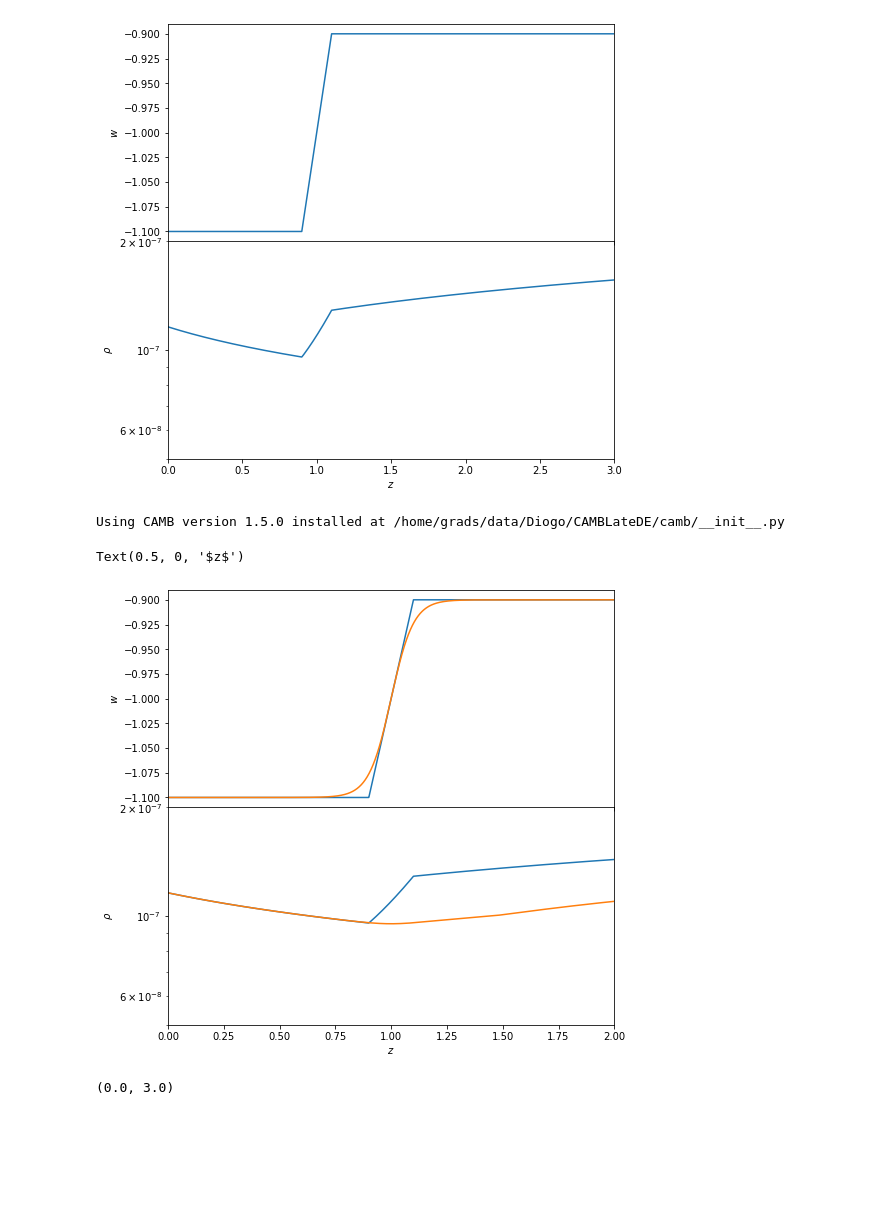
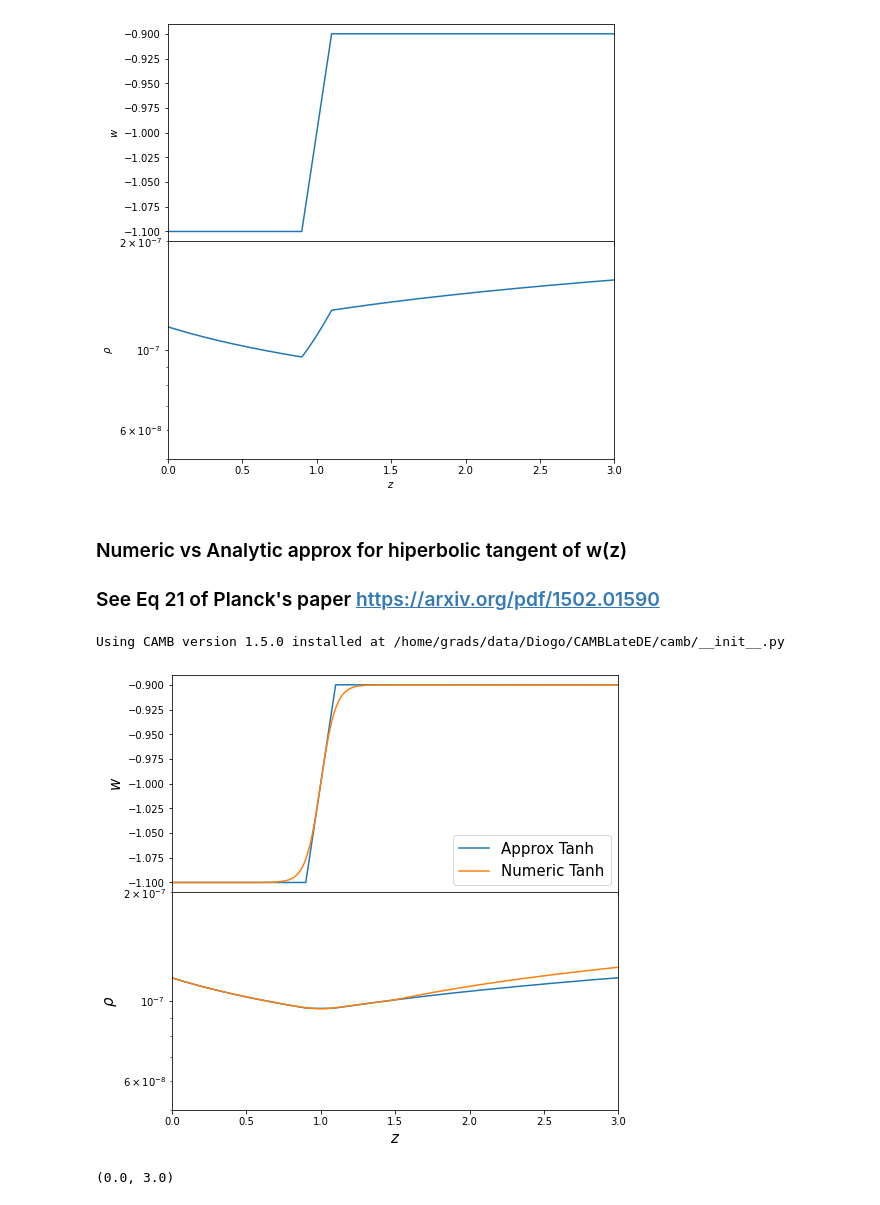
Before and after one commit to SBU-COSMOLIKE/CAMB, a Jupyter notebook: docs/LateDE_demo.ipynb, the cells around one changed output. Saved outputs shown, nothing was run; the diff lists cells and outputs as text; code cells hidden in the pictures; blank space fills up the shorter version.

Commit message:
fixing approximation for tanh dark energy model

```diff
--- a/docs/LateDE_demo.ipynb
+++ b/docs/LateDE_demo.ipynb
@@ -118,6 +121,9 @@ plt.xlabel(r"$z$")
 # %% [output]
 Text(0.5, 0, '$z$')
 [figure]
+# %% [markdown]
+### Numeric vs Analytic approx for hiperbolic tangent of w(z)
+### See Eq 21 of Planck's paper https://arxiv.org/pdf/1502.01590
 # %%
 import numpy as np
 import matplotlib.pyplot as plt
@@ -171,17 +161,17 @@ rho_16, ww_16 = results_16.get_dark_energy_rho_w(aa)
 # %%
 fig, axs = plt.subplots(2, 1, figsize=(8,8), sharex=True)
 plt.subplots_adjust(hspace=0)
-axs[0].plot(zz, ww_15)
-axs[0].plot(zz, ww_16)
+axs[0].plot(zz, ww_15, label='Approx Tanh')
+axs[0].plot(zz, ww_16, label='Numeric Tanh')
 axs[1].semilogy(zz, rho_15)
 axs[1].semilogy(zz, rho_16)
+axs[0].legend(loc='best',fontsize=15)
 
-plt.xlim(0, 2)
+plt.xlim(0, 3)
 axs[1].set_ylim(5e-8, 2e-7)
-axs[0].set_ylabel(r"$w$")
-axs[1].set_ylabel(r"$\rho$")
-plt.xlabel(r"$z$")
+axs[0].set_ylabel(r"$w$",fontsize=15)
+axs[1].set_ylabel(r"$\rho$",fontsize=15)
+plt.xlabel(r"$z$",fontsize=15);
 # %% [output]
-Text(0.5, 0, '$z$')
-[figure, old version]
+[figure, new version]
 # %%
```
Also changed, not shown: parts of 3 cells of this notebook, 1 other file.
